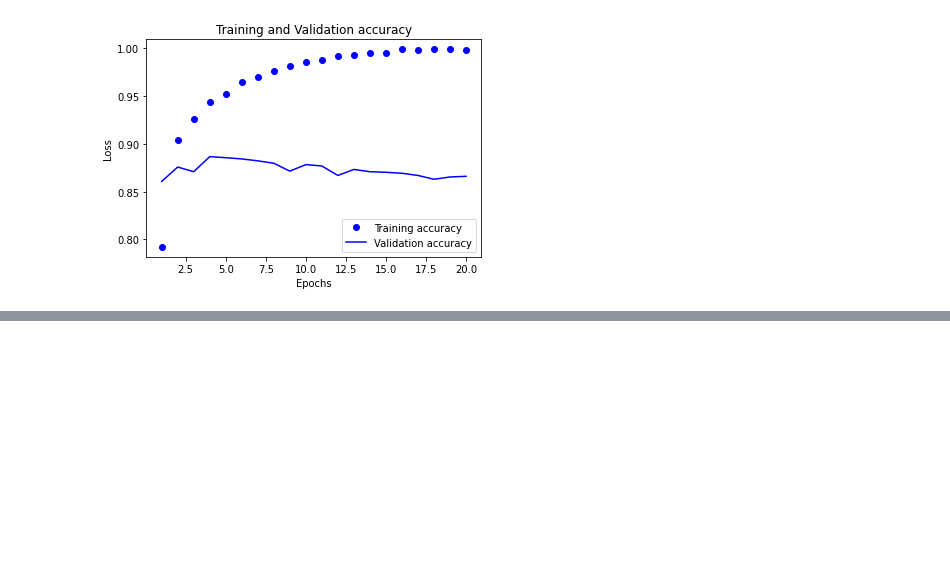
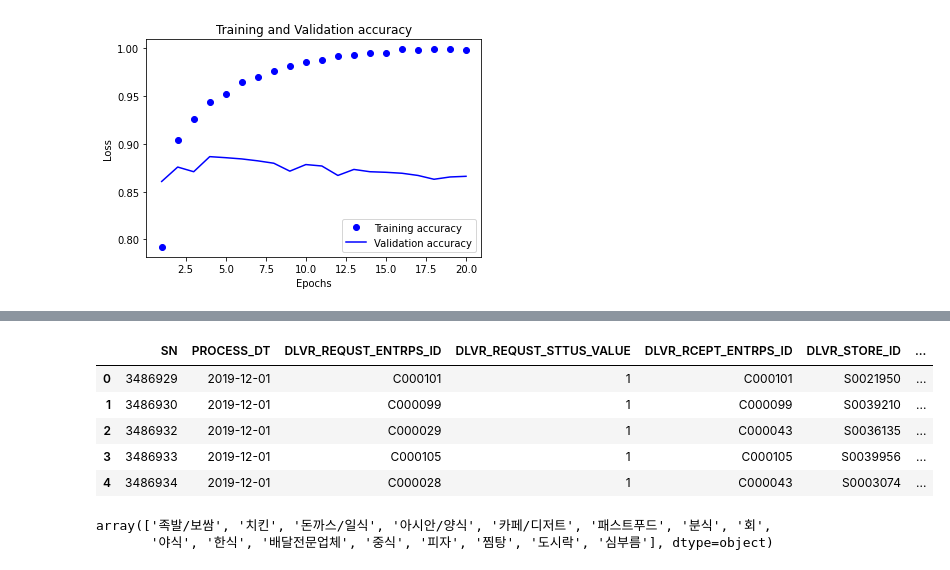
Before and after one commit to cabbi120101/TIL, a Jupyter notebook: ML/자습DL.ipynb, the cells around one changed output, grey strips where cells are left out. Saved outputs shown, nothing was run; the diff lists cells and outputs as text; code cells hidden in the pictures; blank space fills up the shorter version.

```diff
--- a/ML/자습DL.ipynb
+++ b/ML/자습DL.ipynb
@@ -291,0 +320,15 @@ plt.show()
+# %%
+data = df.copy()
+data.head()
+# %% [output]
+|  | SN | PROCESS_DT | DLVR_REQUST_ENTRPS_ID | DLVR_REQUST_STTUS_VALUE | DLVR_RCEPT_ENTRPS_ID | DLVR_STORE_ID | ... |
+| 0 | 3486929 | 2019-12-01 | C000101 | 1 | C000101 | S0021950 | ... |
+| 1 | 3486930 | 2019-12-01 | C000099 | 1 | C000099 | S0039210 | ... |
+| 2 | 3486932 | 2019-12-01 | C000029 | 1 | C000043 | S0036135 | ... |
+| 3 | 3486933 | 2019-12-01 | C000105 | 1 | C000105 | S0039956 | ... |
+| 4 | 3486934 | 2019-12-01 | C000028 | 1 | C000043 | S0003074 | ... |
+# %%
+data['DLVR_STORE_INDUTY_NM'].unique()
+# %% [output]
+array(['족발/보쌈', '치킨', '돈까스/일식', '아시안/양식', '카페/디저트', '패스트푸드', '분식', '회',
+       '야식', '한식', '배달전문업체', '중식', '피자', '찜탕', '도시락', '심부름'], dtype=object)
```
Also changed, not shown: parts of 3 cells of this notebook.
